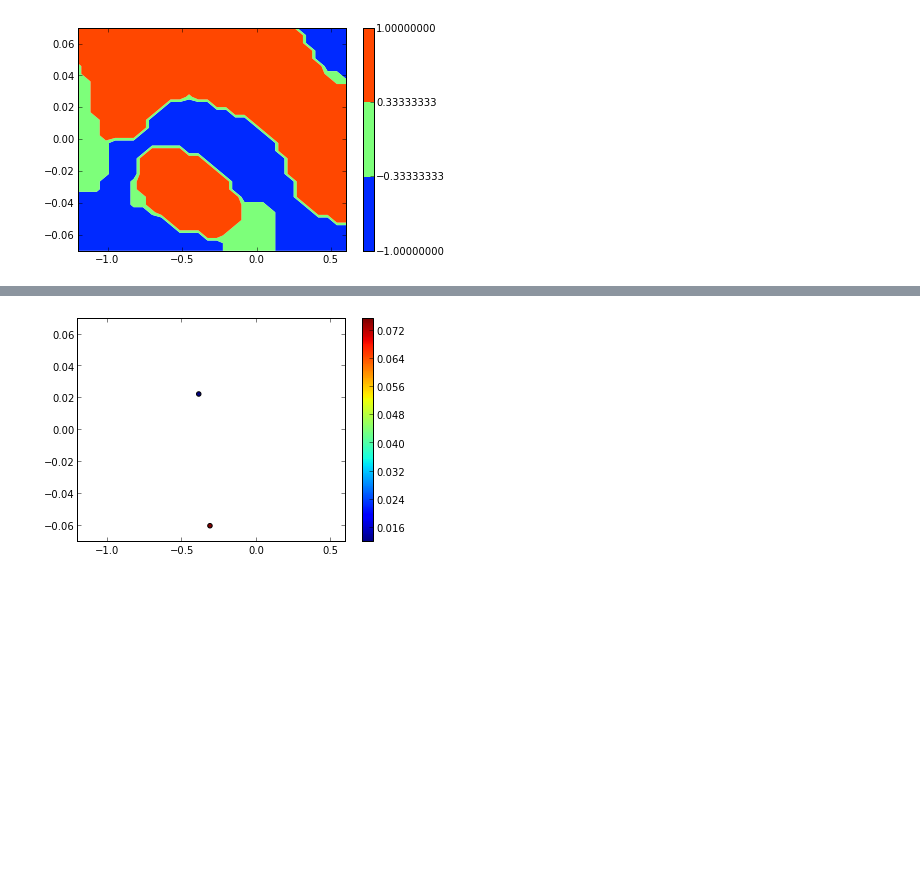
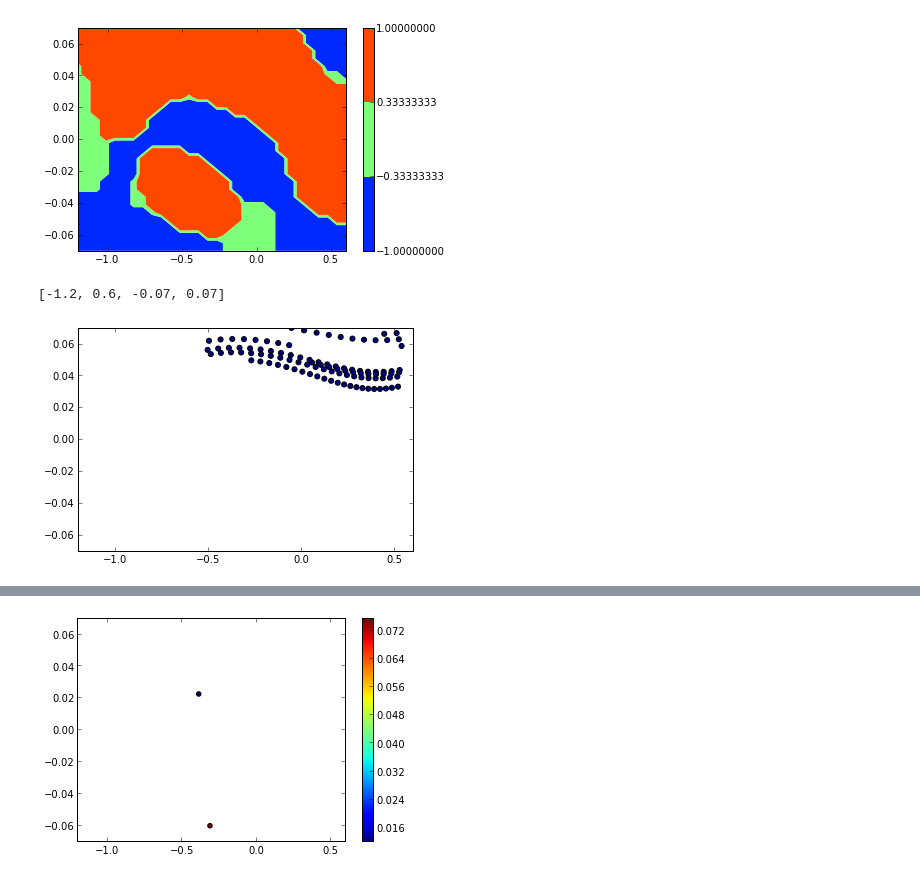
Before and after one commit to edouardklein/RL-and-IRL, a Jupyter notebook: Exp4.ipynb, the cells around one changed output, grey strips where cells are left out. Saved outputs shown, nothing was run; the diff lists cells and outputs as text; code cells hidden in the pictures; blank space fills up the shorter version.

Commit message:
Training data as trajectories on the mountain car

```diff
--- a/Exp4.ipynb
+++ b/Exp4.ipynb
@@ -21,10 +21,6 @@ def mountain_car_next_state(state,action):
 # %%
 def mountain_car_uniform_state():
     return array([numpy.random.uniform(low=-1.2,high=0.6),numpy.random.uniform(low=-0.07,high=0.07)])
-def mountain_car_interesting_state():
-    position = choice([numpy.random.uniform(low=-1.2,high=-0.8),numpy.random.uniform(low=0,high=0.6)])
-    speed = choice([numpy.random.uniform(low=-0.07,high=-0.04),numpy.random.uniform(low=0.04,high=0.07)])
-    return array([position,speed])
 # %%
 mountain_car_mu_position, mountain_car_mu_speed = meshgrid(linspace(-1.2,0.6,5),linspace(-0.07,0.07,5))
 
@@ -51,19 +47,6 @@ mountain_car_phi= non_scalar_vectorize(mountain_car_single_phi,(3,),(75,1))
 def mountain_car_reward(sas):
     position=sas[0]
     return 1 if position > 0.5 else 0
-
-def mountain_car_training_data(freward=mountain_car_reward):
-    traj = []
-    random_policy = lambda s:choice(ACTION_SPACE)
-    for i in range(0,1000):
-        state = mountain_car_uniform_state()
-        for i in range(0,5):
-            action = random_policy(state)
-            next_state = mountain_car_next_state(state, action)
-            reward = freward(hstack([state, action, next_state]))
-            traj.append(hstack([state, action, next_state, reward]))
-            state=next_state
-    return array(traj)
 # %%
 def mountain_car_episode_length(initial_position,initial_speed,policy):
     answer = 0
@@ -212,3 +195,34 @@ data_test.shape
 (1500, 6)
 [figure]
 [figure]
+# %%
+def mountain_car_interesting_state():
+    position = numpy.random.uniform(low=-1.2,high=0.6)
+    speed = numpy.random.uniform(low=0.04,high=0.07)
+    return array([position,speed])
+
+def mountain_car_IRL_traj():
+    traj = []
+    state = mountain_car_interesting_state()
+    reward = 0
+    while reward == 0:
+        action = mountain_car_manual_policy(state)
+        next_state = mountain_car_next_state(state, action)
+        next_action = mountain_car_manual_policy(next_state)
+        reward = mountain_car_reward(hstack([state, action, next_state]))
+        traj.append(hstack([state, action, next_state, next_action, reward]))
+        state=next_state
+    return array(traj)
+
+def mountain_car_IRL_data(nbsamples):
+    data = mountain_car_IRL_traj()
+    while len(data) < nbsamples:
+        data = vstack([data,mountain_car_IRL_traj()])
+    return data[:nbsamples]
+
+TRAJS = mountain_car_IRL_data(100)
+scatter(TRAJS[:,0],TRAJS[:,1],c=TRAJS[:,2])
+axis([-1.2,0.6,-0.07,0.07])
+# %% [output]
+[-1.2, 0.6, -0.07, 0.07]
+[figure, added]
```
Also changed, not shown: parts of 2 cells of this notebook, 1 other file.
